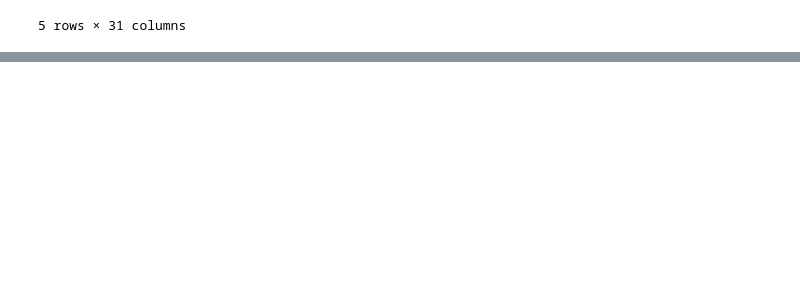
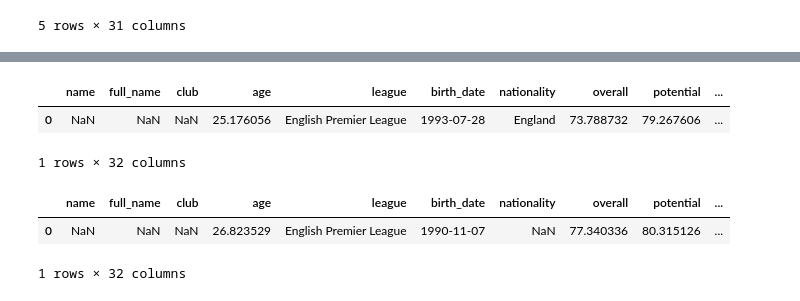
Before and after one commit to markkennedy3/Fifa-vs-Real-Life, a Jupyter notebook: notebooks/analysis/RQ3.ipynb, the cells around one changed output, grey strips where cells are left out. Cells and saved outputs as stored; diff of their text form; code cells hidden in the pictures; blank space fills up the shorter version.

```diff
--- a/notebooks/analysis/RQ3.ipynb
+++ b/notebooks/analysis/RQ3.ipynb
@@ -41,6 +44,9 @@ RQ31617 = RQ31617[[
  'Firstname']]
 # %%
 names=RQ31617['nationality'].unique().tolist()
+# %%
+RQ31617['IR'] = RQ31617['international_reputation']
+RQ31617.drop('international_reputation', axis=1, inplace=True)
 # %%
 Homegrown_EPL = (RQ31617.loc[RQ31617.nationality=='England'])
 Homegrown_EPL = Homegrown_EPL.loc[Homegrown_EPL.league=='English Premier League']
@@ -122,3 +128,18 @@ Foreign_LAL.head(5)
 | 4 | L. Suarez | Leonardo Suarez | Villarreal CF | 21 | Spanish Primera Division | 1996-03-30 | Argentina | 68 | 79 | ... |
 | 9 | T. Kroos | Toni Kroos | Real Madrid CF | 27 | Spanish Primera Division | 1990-01-04 | Germany | 90 | 90 | ... |
 5 rows × 31 columns
+# %%
+d = {'age':'mean','league':'first','birth_date':'first','overall':'mean','potential':'mean',
+'IR':'mean','Position':'first','skill_moves':'mean','Players':'first', 'Points':'mean',
+ 'Clubs':'first','Position':'first','Start':'mean','Goals':'mean','A':'mean','CS':'mean',
+ 'CS part':'mean','Yellow':'mean','Red':'mean','Sub':'mean','CO':'mean','Off':'mean','Pen SV':'mean',
+ 'Pen M':'mean','Goals conceded':'mean','Conceded 1+':'mean','OG':'mean'}
+# %%
+Homegrown_EPL['Homegrown'] = Homegrown_EPL['nationality'] == 'England'
+Foreign_EPL['Homegrown'] = Foreign_EPL['nationality'] == 'England'
+
+Homegrown_BUN['Homegrown'] = Homegrown_BUN['nationality'] == 'Germany'
+Foreign_BUN['Homegrown'] = Foreign_BUN['nationality'] == 'Germany'
+
+Homegrown_LAL['Homegrown'] = Homegrown_LAL['nationality'] == 'Spain'
+Foreign_LAL['Homegrown'] = Foreign_LAL['nationality'] == 'Spain'
@@ -124,0 +156,20 @@ Foreign_LAL.head(5)
+# %%
+Avg_English = (Homegrown_EPL.groupby(['nationality'], sort=False, as_index=False).agg(d).reindex(columns=Homegrown_EPL.columns))
+Avg_Spanish = (Homegrown_LAL.groupby(['nationality'], sort=False, as_index=False).agg(d).reindex(columns=Homegrown_LAL.columns))
+Avg_German = (Homegrown_BUN.groupby(['nationality'], sort=False, as_index=False).agg(d).reindex(columns=Homegrown_BUN.columns))
+
+Avg_English_Foreign = (Foreign_EPL.groupby(['Homegrown'], sort=False, as_index=False).agg(d).reindex(columns=Foreign_EPL.columns))
+Avg_Spanish_Foreign = (Foreign_LAL.groupby(['Homegrown'], sort=False, as_index=False).agg(d).reindex(columns=Foreign_LAL.columns))
+Avg_German_Foreign = (Foreign_BUN.groupby(['Homegrown'], sort=False, as_index=False).agg(d).reindex(columns=Foreign_BUN.columns))
+# %%
+Avg_English
+# %% [output]
+|  | name | full_name | club | age | league | birth_date | nationality | overall | potential | ... |
+| 0 | NaN | NaN | NaN | 25.176056 | English Premier League | 1993-07-28 | England | 73.788732 | 79.267606 | ... |
+1 rows × 32 columns
+# %%
+Avg_English_Foreign
+# %% [output]
+|  | name | full_name | club | age | league | birth_date | nationality | overall | potential | ... |
+| 0 | NaN | NaN | NaN | 26.823529 | English Premier League | 1990-11-07 | NaN | 77.340336 | 80.315126 | ... |
+1 rows × 32 columns
```
Also changed, not shown: parts of 38 cells of this notebook.
